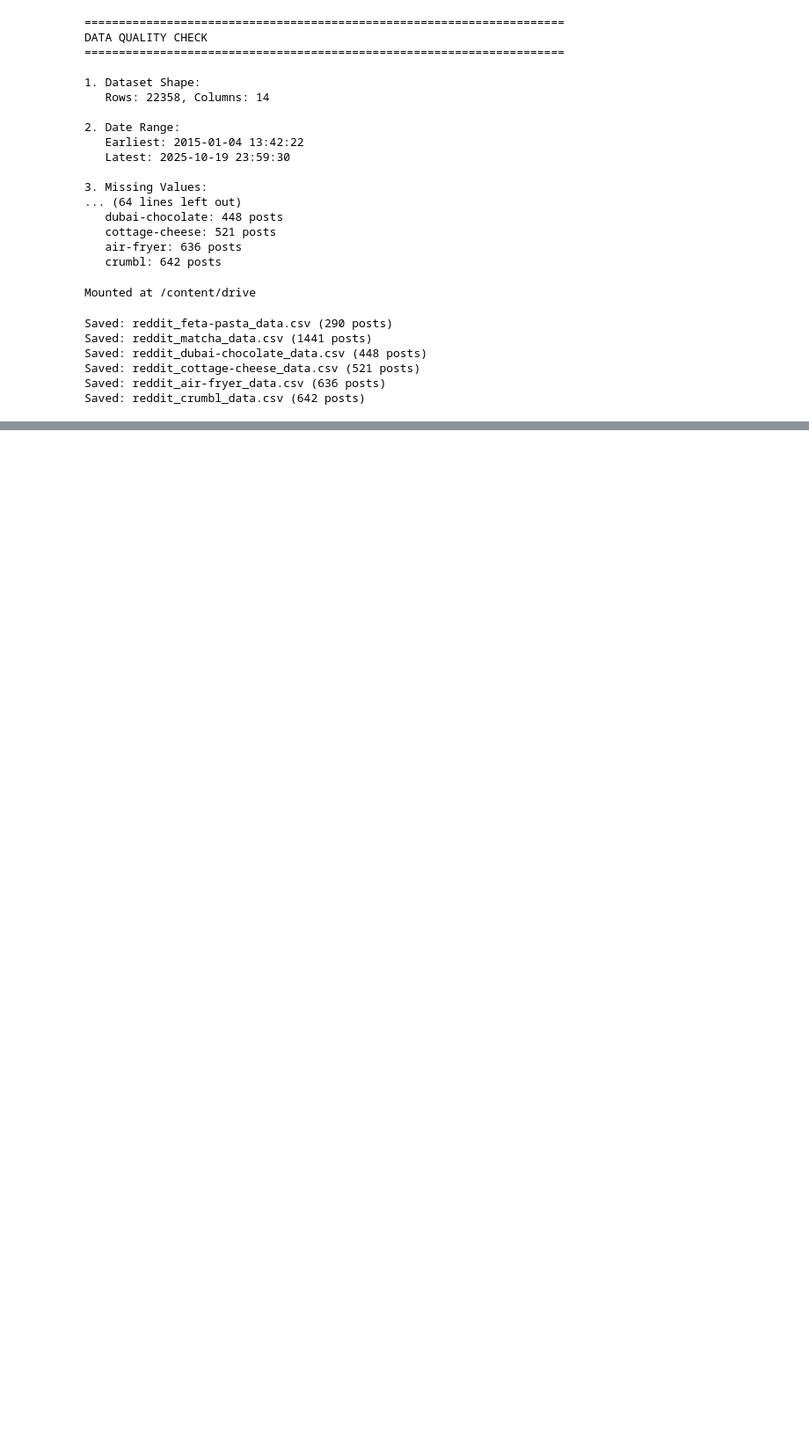
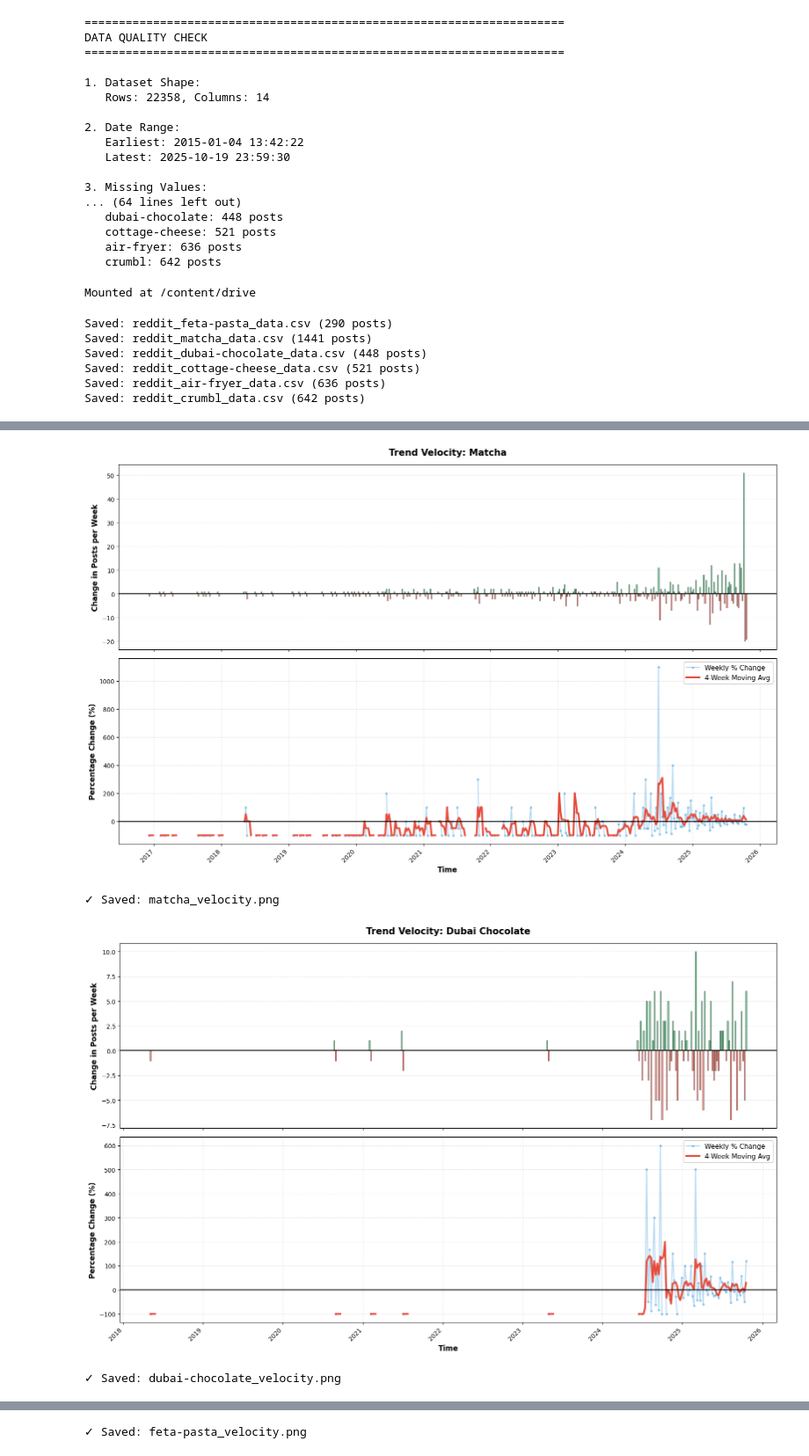
Before and after one commit to kzumreen/FoodTrendsPrediction, a Jupyter notebook: Reddit_Access.ipynb, the cells around one changed output, grey strips where cells are left out. Shown at 88% size. Saved outputs shown, nothing was run; the diff lists cells and outputs as text; code cells hidden in the pictures; blank space fills up the shorter version.

```diff
--- a/Reddit_Access.ipynb
+++ b/Reddit_Access.ipynb
@@ -577,0 +651,64 @@ Saved: reddit_crumbl_data.csv (642 posts)
+# %%
+def plot_trend_velocity(df, trend_id='matcha'):
+    """
+    Shows the rate of change in posting activity
+    """
+    trend_df = df[df['Trend_ID'] == trend_id].copy()
+
+    if len(trend_df) < 20:
+        print(f"⚠ Not enough data for velocity analysis: only {len(trend_df)} posts")
+        return
+
+    # Weekly counts
+    weekly_counts = (trend_df.set_index('Time_Period')
+                    .resample('W')
+                    .size()
+                    .reset_index(name='count'))
+
+    # Calculate velocity (week-over-week change)
+    weekly_counts['velocity'] = weekly_counts['count'].diff()
+    weekly_counts['velocity_pct'] = weekly_counts['count'].pct_change() * 100
+
+    fig, (ax1, ax2) = plt.subplots(2, 1, figsize=(16, 10), sharex=True)
+
+    # Top: Absolute velocity
+    colors = ['#27AE60' if x >= 0 else '#E74C3C' for x in weekly_counts['velocity'].fillna(0)]
+    ax1.bar(weekly_counts['Time_Period'], weekly_counts['velocity'],
+            color=colors, alpha=0.7, width=5, edgecolor='black', linewidth=0.5)
+    ax1.axhline(y=0, color='black', linestyle='-', linewidth=1.5)
+    ax1.set_ylabel('Change in Posts per Week', fontsize=12, fontweight='bold')
+    ax1.set_title(f'Trend Velocity: {trend_id.replace("-", " ").title()}',
+                  fontsize=15, fontweight='bold', pad=15)
+    ax1.grid(True, alpha=0.3, axis='y', linestyle='--')
+
+    # Bottom: Percentage velocity with rolling average
+    ax2.plot(weekly_counts['Time_Period'], weekly_counts['velocity_pct'],
+            color='#3498DB', alpha=0.4, linewidth=1.5, label='Weekly % Change',
+            marker='o', markersize=3)
+
+    # Add 4-week moving average
+    weekly_counts['velocity_ma'] = weekly_counts['velocity_pct'].rolling(4, min_periods=1).mean()
+    ax2.plot(weekly_counts['Time_Period'], weekly_counts['velocity_ma'],
+            color='#E74C3C', linewidth=3, label='4-Week Moving Avg')
+
+    ax2.axhline(y=0, color='black', linestyle='-', linewidth=1.5)
+    ax2.set_xlabel('Time', fontsize=12, fontweight='bold')
+    ax2.set_ylabel('Percentage Change (%)', fontsize=12, fontweight='bold')
+    ax2.legend(fontsize=11, framealpha=0.9)
+    ax2.grid(True, alpha=0.3, linestyle='--')
+    plt.xticks(rotation=45, ha='right')
+
+    plt.tight_layout()
+    plt.savefig(f'{trend_id}_velocity.png', dpi=300, bbox_inches='tight')
+    plt.show()
+    print(f"✓ Saved: {trend_id}_velocity.png")
+
+# Run for trends with enough data
+for trend in ['matcha', 'dubai-chocolate', 'airfryer', 'feta-pasta']:
+    if len(df[df['Trend_ID'] == trend]) >= 20:
+        plot_trend_velocity(df, trend)
+# %% [output]
+[figure, added]
+✓ Saved: matcha_velocity.png
+[figure, added]
+✓ Saved: dubai-chocolate_velocity.png
@@ -577,0 +716 @@ Saved: reddit_crumbl_data.csv (642 posts)
+✓ Saved: feta-pasta_velocity.png
```
Also changed, not shown: parts of 18 cells of this notebook.
